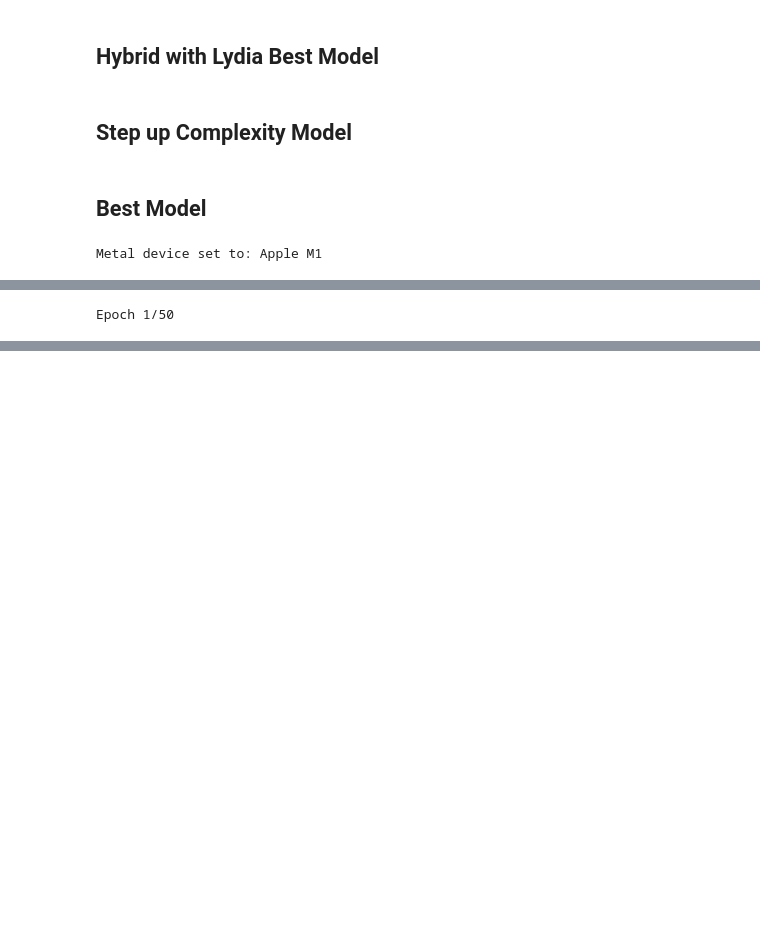
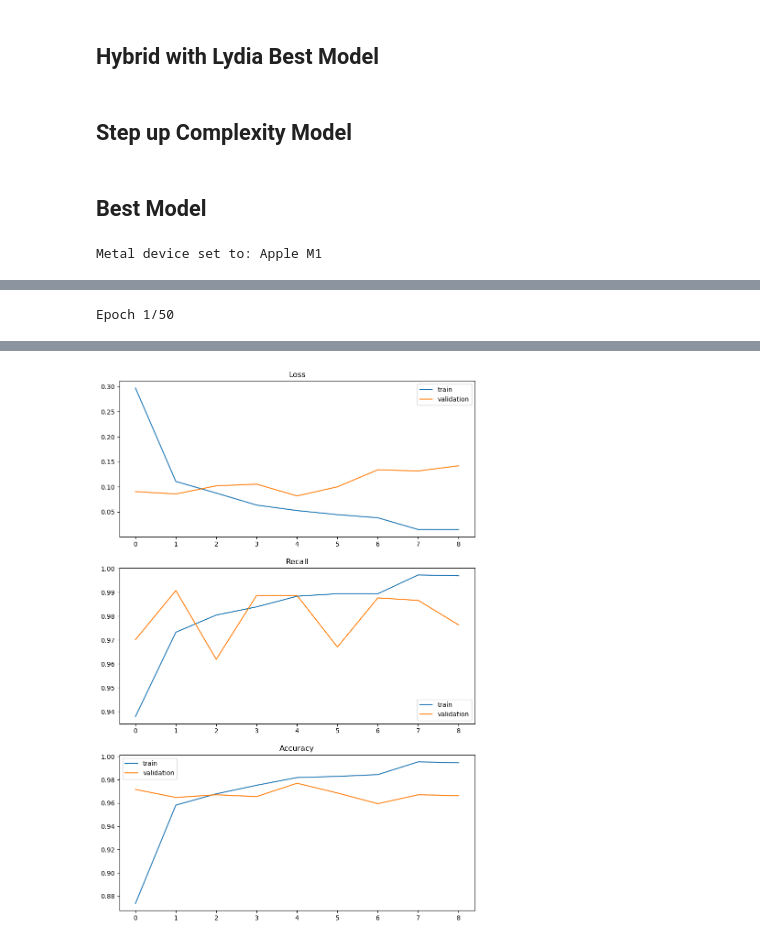
Before and after one commit to nickthetj/GroupProject4, a Jupyter notebook: notebooks/EDA Book Nick.ipynb, the cells around one changed output, grey strips where cells are left out. Saved outputs shown, nothing was run; the diff lists cells and outputs as text; code cells hidden in the pictures; blank space fills up the shorter version.

```diff
--- a/notebooks/EDA Book Nick.ipynb
+++ b/notebooks/EDA Book Nick.ipynb
@@ -184,11 +191,11 @@ model4.add(layers.Conv2D(filters=32,
                         activation='relu',
                         input_shape=(300, 300, 1)))
 model4.add(layers.MaxPooling2D(pool_size=(2, 2)))
-model4.add(layers.Conv2D(64, (3, 3), activation='relu'))
+model4.add(layers.Conv2D(32, (3, 3), activation='relu'))
 model4.add(layers.MaxPooling2D((2, 2)))
 model4.add(layers.Conv2D(64, (3, 3), activation='relu'))
 model4.add(layers.Flatten())
-model4.add(layers.Dense(64, activation='relu'))
+# model4.add(layers.Dense(64, activation='relu'))
 model4.add(layers.Dense(1, activation='sigmoid'))
 
 model4.compile(optimizer='Adam',
@@ -211,2 +236,3 @@ KeyboardInterrupt:
+[figure, added]
 # %%
 model4.evaluate(test_set)
```
Also changed, not shown: parts of 10 cells of this notebook, 40 other files.
